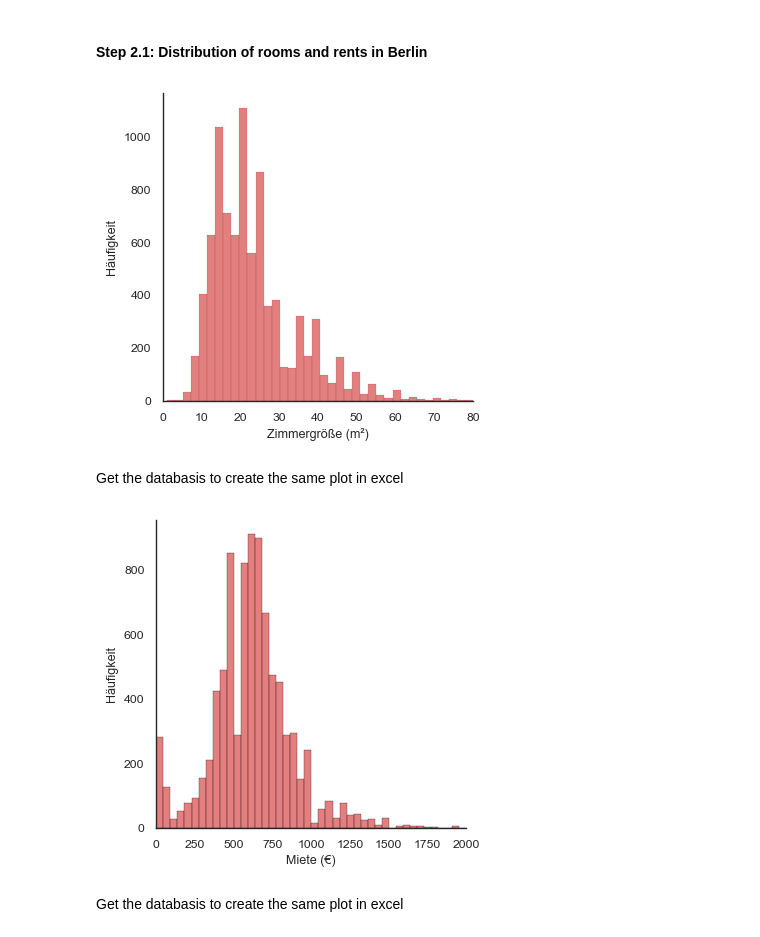
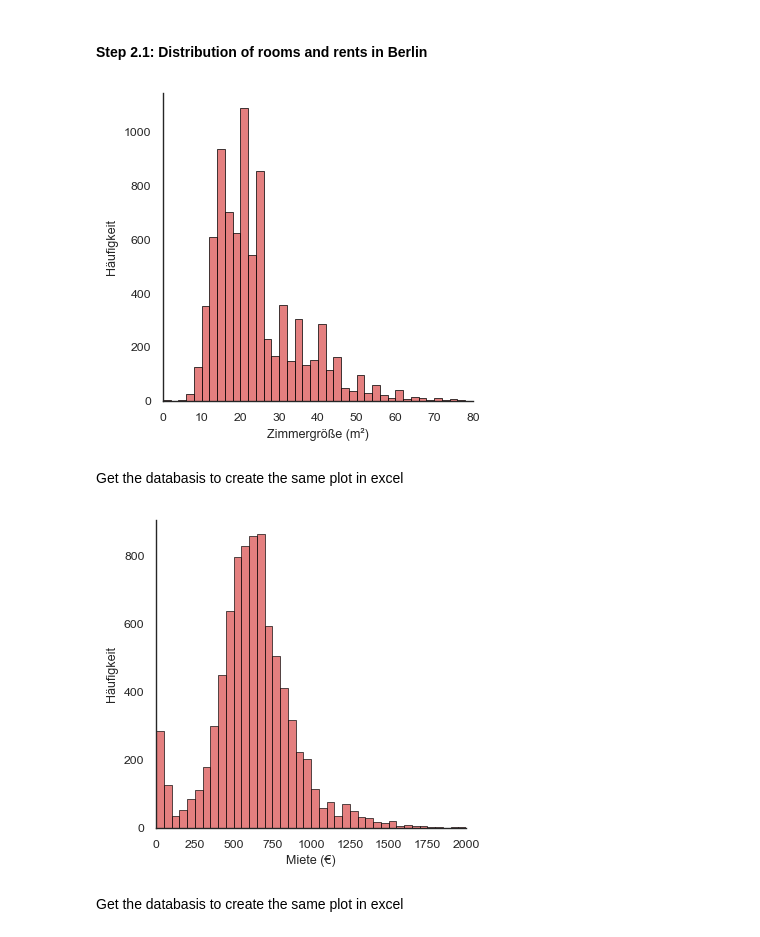
Before and after one commit to pascals00/WG-Gesucht, a Jupyter notebook: DataAnalysis/MakroAnalysis.ipynb, the cells around one changed output. Drawn from its saved outputs; the diff is of its cells as text; code cells hidden in the pictures.

```diff
--- a/DataAnalysis/MakroAnalysis.ipynb
+++ b/DataAnalysis/MakroAnalysis.ipynb
@@ -32,14 +34,14 @@ matplotlib.rcParams['font.family'] = "sans-serif"
 pd.options.mode.copy_on_write = True
 # %% [markdown]
 #### Step 2.1: Distribution of rooms and rents in Berlin
+# %%
+df.loc[:, 'room_size'] = df['room_size'].str.replace('m²', '').astype(float)
+df.loc[:, 'total_rent'] = df['total_rent'].str.replace('€', '').astype(float)
+
+# Calculate roughly price per square meter
+df.loc[:, 'price_per_sqm'] = df['total_rent'] / df['room_size']
 # %%
-df_overview_berlin = df[['apartmentID', 'title', 'room_size', 'total_rent']]
+df_overview_berlin = df[['apartmentID', 'title', 'room_size', 'total_rent', 'price_per_sqm']]
-# %%
-df_overview_berlin.loc[:, 'room_size'] = df_overview_berlin['room_size'].str.replace('m²', '').astype(float)
-df_overview_berlin.loc[:, 'total_rent'] = df_overview_berlin['total_rent'].str.replace('€', '').astype(float)
-
-# Calculate roughly price per square meter
-df_overview_berlin.loc[:, 'price_per_sqm'] = df_overview_berlin['total_rent'] / df_overview_berlin['room_size']
 # %%
 labels_roomsize= ln.get_labels(1, langauge)
 labels_rent = ln.get_labels(2, langauge)
@@ -49,7 +51,7 @@ sns.set_context("paper")
 #sns.color_palette("flare")
 plt.figure(figsize=(4, 4))
 
-bins=300
+bins=range(0, 80, 2)
 x_vaiable = 'room_size'
 
 # Room Distribution
@@ -60,7 +62,7 @@ plt.ylabel(labels_roomsize['y_label'], fontsize=9)
 plt.xlim(0, 80)
 sns.despine()
 # %% [output]
-[figure, old version]
+[figure, new version]
 # %% [markdown]
 Get the databasis to create the same plot in excel
 # %%
@@ -75,21 +87,21 @@ with pd.ExcelWriter('data/output/makro_analysis.xlsx') as writer:
 # %%
 sns.set(style="white")  # Set the style of the plots with Seaborn
 sns.set_context("paper")
 plt.figure(figsize=(4, 4))
 
 # Prize Distribution
-bins=100
+bins = range(0, 2250, 50)
 x_vaiable = 'total_rent'
 
 # Rent Distribution
 sns.histplot(data=df_overview_berlin, x=x_vaiable, bins=bins, color = '#dc5454', edgecolor='black')
 #plt.title(labels_roomsize['title'])
 plt.xlabel(labels_rent['x_label'], fontsize=9)
 plt.ylabel(labels_rent['y_label'], fontsize=9)
 plt.xlim(0, 2000)
 sns.despine()
 # %% [output]
-[figure, old version]
+[figure, new version]
 # %% [markdown]
 Get the databasis to create the same plot in excel
 # %%
```
Also changed, not shown: parts of 21 cells of this notebook, 5 other files.
